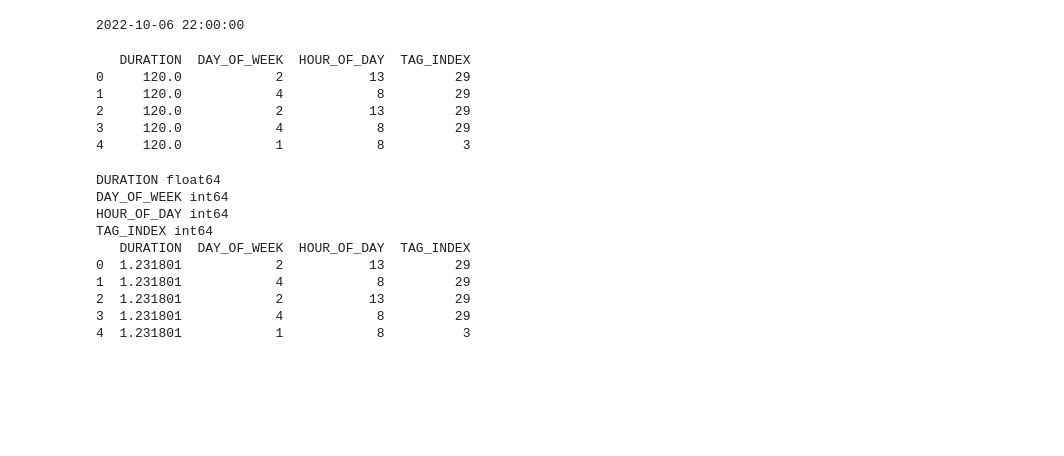
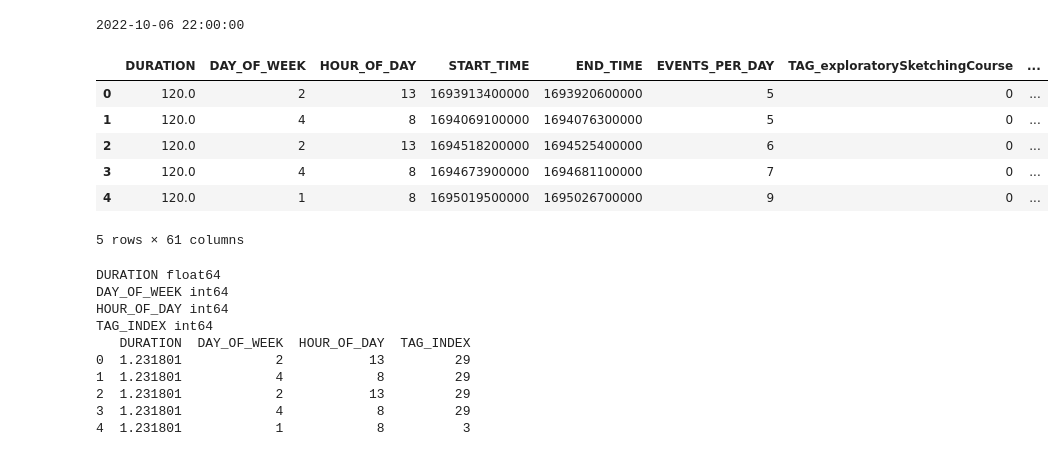
Before and after one commit to ScrambledFox/Tag-Generation, a Jupyter notebook: models/nn_shap.ipynb, the cells around one changed output. Drawn from its saved outputs; the diff is of its cells as text; code cells hidden in the pictures; blank space fills up the shorter version.

```diff
--- a/models/nn_shap.ipynb
+++ b/models/nn_shap.ipynb
@@ -29,24 +30,27 @@ for idx, item in enumerate(tag_config):
     tags_aggr.append(tag_id)
 
 all_tags = np.array(tags_aggr)
-# %%
-# Load data from "../data/dataframe.csv"
-X = pd.read_csv("../data/dataframe.csv")
-
-# Convert "TAG" column from X to index instead of string from all_tags
-X["TAG_INDEX"] = X["TAG"].apply(lambda x: np.where(all_tags == x)[0][0])
-X.drop(["TAG"], axis=1, inplace=True)
-
-y = X["TAG_INDEX"]
-
-print(X.head())
-# %% [output]
-   DURATION  DAY_OF_WEEK  HOUR_OF_DAY  TAG_INDEX
-0     120.0            2           13         29
-1     120.0            4            8         29
-2     120.0            2           13         29
-3     120.0            4            8         29
-4     120.0            1            8          3
+# %%
+# Load data from "../data/dataframe.csv"
+X = pd.read_csv("../data/dataframe.csv")
+
+# 'Fold-out' all tags into sperate columns
+for tag in all_tags:
+    col = "TAG_" + tag
+    X[col] = X["TAG"].str.contains(tag).astype(int)
+
+# Drop tags column
+X = X.drop(columns=["TAG"])
+
+X.head()
+# %% [output]
+|  | DURATION | DAY_OF_WEEK | HOUR_OF_DAY | START_TIME | END_TIME | EVENTS_PER_DAY | TAG_exploratorySketchingCourse | ... |
+| 0 | 120.0 | 2 | 13 | 1693913400000 | 1693920600000 | 5 | 0 | ... |
+| 1 | 120.0 | 4 | 8 | 1694069100000 | 1694076300000 | 5 | 0 | ... |
+| 2 | 120.0 | 2 | 13 | 1694518200000 | 1694525400000 | 6 | 0 | ... |
+| 3 | 120.0 | 4 | 8 | 1694673900000 | 1694681100000 | 7 | 0 | ... |
+| 4 | 120.0 | 1 | 8 | 1695019500000 | 1695026700000 | 9 | 0 | ... |
+5 rows × 61 columns
 # %%
 # Normalize data
 dtypes = list(zip(X.dtypes.index, map(str, X.dtypes)))
```
Also changed, not shown: parts of 5 cells of this notebook, 5 other files.
